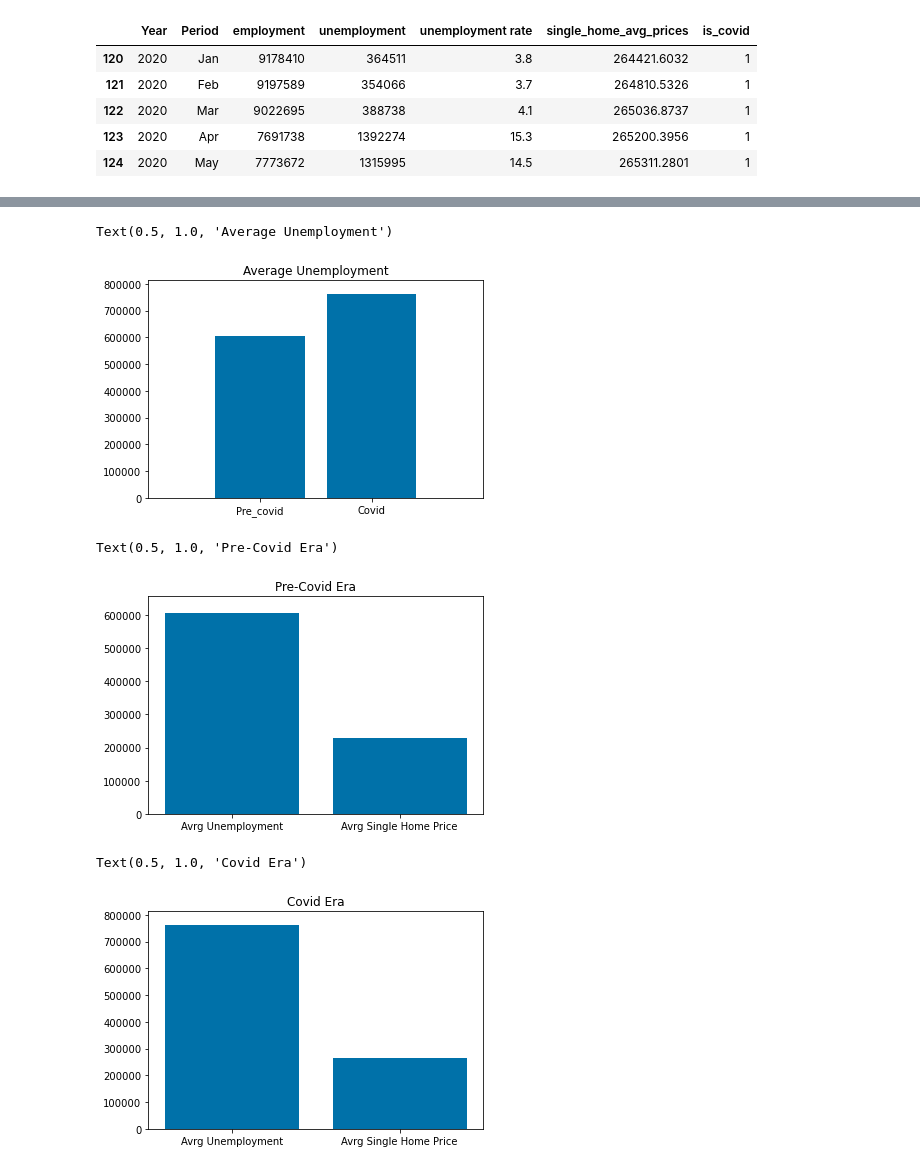
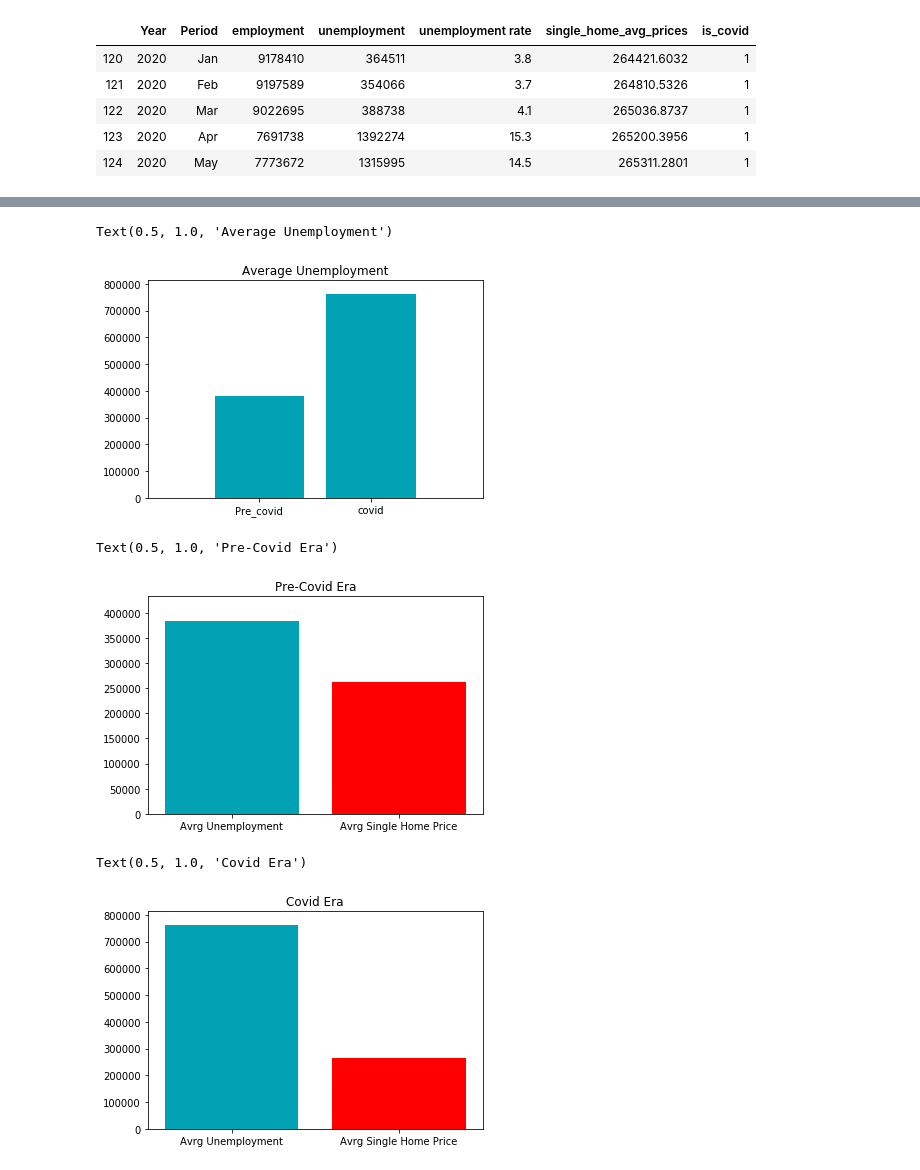
Before and after one commit to CovidSurvivalGroup/CovidSurviving-Economics, a Jupyter notebook: visuals/NY_visuals.ipynb, the cells around one changed output, grey strips where cells are left out. Cells and saved outputs as stored; diff of their text form; code cells hidden in the pictures.

Commit message:
new images

```diff
--- a/visuals/NY_visuals.ipynb
+++ b/visuals/NY_visuals.ipynb
@@ -42,42 +42,46 @@ Text(0, 0.5, 'unemployment rate')
 tail=newyork.tail(5)
 post_covid=tail["unemployment"].mean()
 
-top=newyork.head(115)
-pre_covid=top["unemployment"].mean()
+# top=newyork.head(115)
+# pre_covid=top["unemployment"].mean()
+pre_covid_test=newyork.iloc[108:113]
+pre_covid=pre_covid_test.mean().unemployment
 # %%
 covid_avrg=[pre_covid,post_covid]
 x_axis = np.arange(len(covid_avrg))
-plt.bar(x_axis, covid_avrg, color='#0071a9', alpha=1, align="center")
+plt.bar(x_axis, covid_avrg, color='#00A2B4', alpha=1, align="center")
 tick_locations = [value for value in x_axis]
-plt.xticks(tick_locations, ["Pre_covid", "Covid"])
+plt.xticks(tick_locations, ["Pre_covid", "covid"])
 plt.xlim(-1, len(x_axis)-0)
 plt.ylim(0, max(covid_avrg)+50000)
 plt.title("Average Unemployment")
 # %% [output]
 Text(0.5, 1.0, 'Average Unemployment')
-[figure, old version]
+[figure, new version]
 # %%
 tail_b=newyork.tail(5)
 post_covid_b=tail_b["single_home_avg_prices"].mean()
 
-top_b=newyork.head(115)
-pre_covid_b=top_b["single_home_avg_prices"].mean()
+# top_b=newyork.head(115)
+# pre_covid_b=top_b["single_home_avg_prices"].mean()
+pre_covid_test=newyork.iloc[108:113]
+pre_covid_b=pre_covid_test.mean().single_home_avg_prices
 # %%
 covid_avrg_b=[pre_covid,pre_covid_b]
 x_axis_b = np.arange(len(covid_avrg_b))
-plt.bar(x_axis_b, covid_avrg_b, color='#0071a9', alpha=1, align="center")
+plt.bar(x_axis_b, covid_avrg_b, color=('#00A2B4','r'), alpha=1, align="center")
 tick_locations = [value for value in x_axis]
 plt.xticks(tick_locations, ["Avrg Unemployment", "Avrg Single Home Price"])
 plt.xlim(-.50, len(x_axis_b)-.50)
 plt.ylim(0, max(covid_avrg_b)+50000)
 plt.title("Pre-Covid Era")
 # %% [output]
 Text(0.5, 1.0, 'Pre-Covid Era')
-[figure, old version]
+[figure, new version]
 # %%
 covid_avrg_c=[post_covid,post_covid_b]
 x_axis_c = np.arange(len(covid_avrg_c))
-plt.bar(x_axis_c, covid_avrg_c, color='#0071a9', alpha=1, align="center")
+plt.bar(x_axis_c, covid_avrg_c, color=('#00A2B4','r'), alpha=1, align="center")
 tick_locations = [value for value in x_axis]
 plt.xticks(tick_locations, ["Avrg Unemployment", "Avrg Single Home Price"])
 plt.xlim(-.50, len(x_axis_c)-.50)
@@ -85,4 +89,4 @@ plt.ylim(0, max(covid_avrg_c)+50000)
 plt.title("Covid Era")
 # %% [output]
 Text(0.5, 1.0, 'Covid Era')
-[figure, old version]
+[figure, new version]
```
Also changed, not shown: parts of 3 cells of this notebook, 1 other file.
